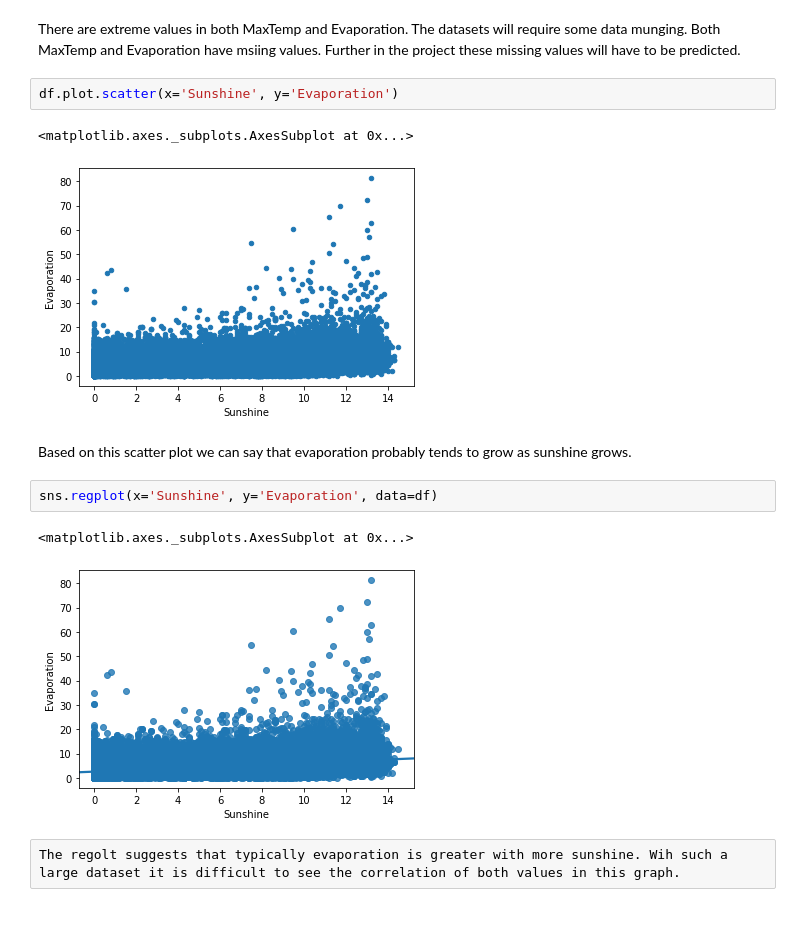
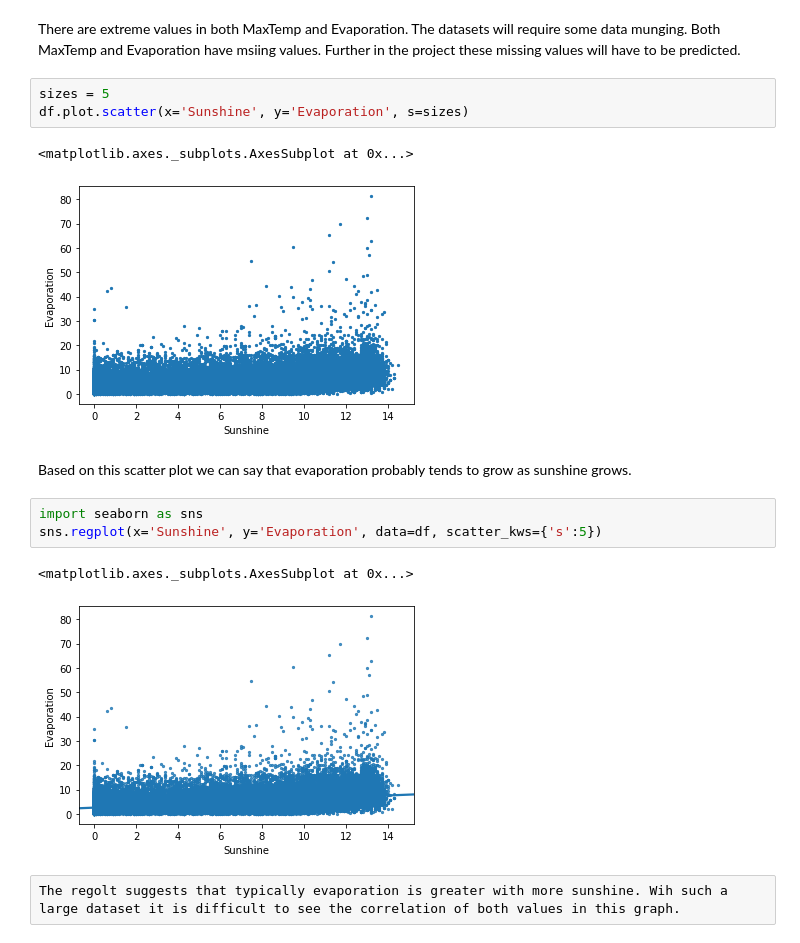
Before and after one commit to CathalDaly1/CS4055-Data-mining-Project, a Jupyter notebook: CS4055 Project - Weather in AUS DataSet.ipynb, the cells around one changed output. Cells and saved outputs as stored; diff of their text form.

```diff
--- a/CS4055 Project - Weather in AUS DataSet.ipynb
+++ b/CS4055 Project - Weather in AUS DataSet.ipynb
@@ -110,17 +124,19 @@ df.boxplot(column='Evaporation')
 # %% [markdown]
 There are extreme values in both MaxTemp and Evaporation. The datasets will require some data munging. Both MaxTemp and Evaporation have msiing values. Further in the project these missing values will have to be predicted.
 # %%
-df.plot.scatter(x='Sunshine', y='Evaporation')
+sizes = 5
+df.plot.scatter(x='Sunshine', y='Evaporation', s=sizes)
 # %% [output]
 <matplotlib.axes._subplots.AxesSubplot at 0x...>
-[figure, old version]
+[figure, new version]
 # %% [markdown]
 Based on this scatter plot we can say that evaporation probably tends to grow as sunshine grows.
 # %%
-sns.regplot(x='Sunshine', y='Evaporation', data=df)
+import seaborn as sns
+sns.regplot(x='Sunshine', y='Evaporation', data=df, scatter_kws={'s':5})
 # %% [output]
 <matplotlib.axes._subplots.AxesSubplot at 0x...>
-[figure, old version]
+[figure, new version]
 # %% [raw]
 The regolt suggests that typically evaporation is greater with more sunshine. Wih such a large dataset it is difficult to see the correlation of both values in this graph.
 # %%
```
Also changed, not shown: parts of 10 cells of this notebook.
